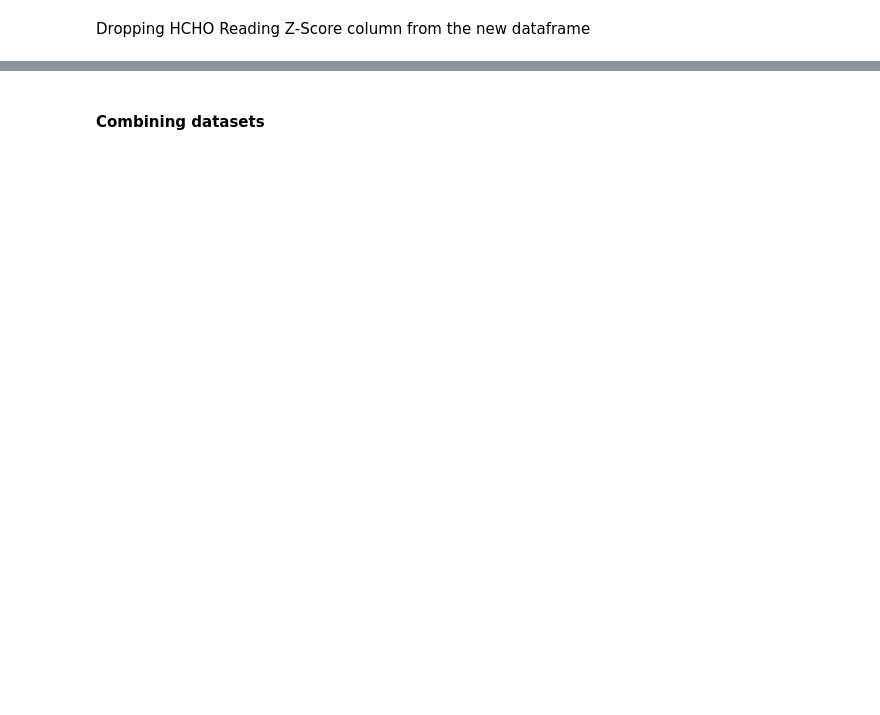
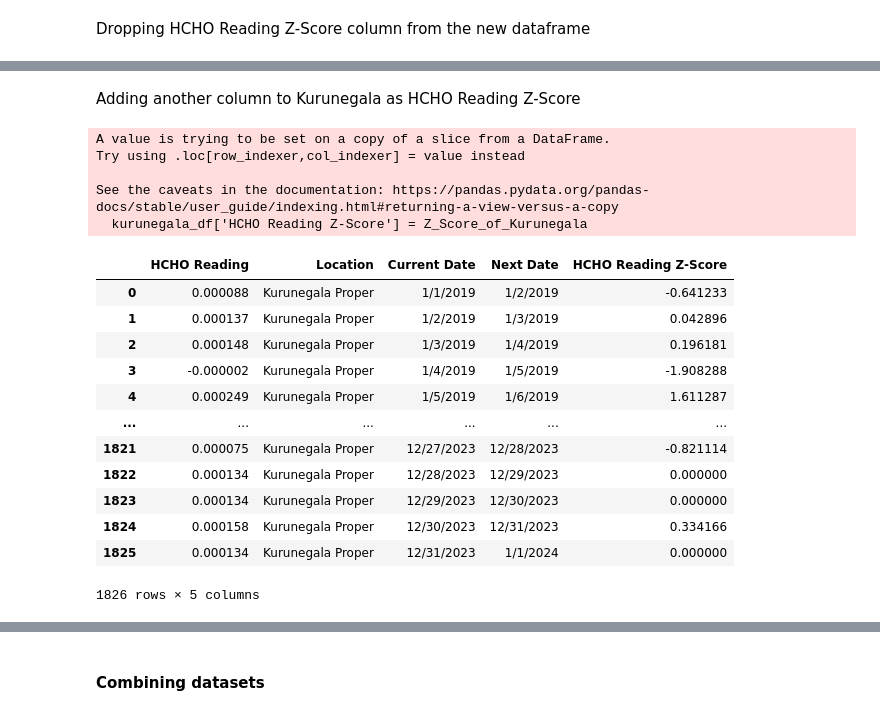
Before and after one commit to DeelakaDias/Analyzing-HCHO-Gas-Level-in-Sri-Lanka, a Jupyter notebook: Data Engineering CW.ipynb, the cells around one changed output, grey strips where cells are left out. Cells and saved outputs as stored; diff of their text form; code cells hidden in the pictures; blank space fills up the shorter version.

```diff
--- a/Data Engineering CW.ipynb
+++ b/Data Engineering CW.ipynb
@@ -504,0 +495,5 @@ Text(0.5, 1.0, 'Histogram of Col_Mat_Nuwara DataFrame')
+# %%
+mean_Correct_values_in_HCHO_Reading_Kurunegala
+std_Kurunegala = np.std(kurunegala_df['HCHO Reading'])
+Z_Score_of_Kurunegala = (kurunegala_df['HCHO Reading']- mean_Correct_values_in_HCHO_Reading_Kurunegala)/std_Kurunegala
+Z_Score_of_Kurunegala
@@ -504,0 +513,24 @@ Text(0.5, 1.0, 'Histogram of Col_Mat_Nuwara DataFrame')
+# %% [markdown]
+Adding another column to Kurunegala as HCHO Reading Z-Score
+# %%
+kurunegala_df['HCHO Reading Z-Score'] = Z_Score_of_Kurunegala
+kurunegala_df
+# %% [output]
+A value is trying to be set on a copy of a slice from a DataFrame.
+Try using .loc[row_indexer,col_indexer] = value instead
+
+See the caveats in the documentation: https://pandas.pydata.org/pandas-docs/stable/user_guide/indexing.html#returning-a-view-versus-a-copy
+  kurunegala_df['HCHO Reading Z-Score'] = Z_Score_of_Kurunegala
+|  | HCHO Reading | Location | Current Date | Next Date | HCHO Reading Z-Score |
+| 0 | 0.000088 | Kurunegala Proper | 1/1/2019 | 1/2/2019 | -0.641233 |
+| 1 | 0.000137 | Kurunegala Proper | 1/2/2019 | 1/3/2019 | 0.042896 |
+| 2 | 0.000148 | Kurunegala Proper | 1/3/2019 | 1/4/2019 | 0.196181 |
+| 3 | -0.000002 | Kurunegala Proper | 1/4/2019 | 1/5/2019 | -1.908288 |
+| 4 | 0.000249 | Kurunegala Proper | 1/5/2019 | 1/6/2019 | 1.611287 |
+| ... | ... | ... | ... | ... | ... |
+| 1821 | 0.000075 | Kurunegala Proper | 12/27/2023 | 12/28/2023 | -0.821114 |
+| 1822 | 0.000134 | Kurunegala Proper | 12/28/2023 | 12/29/2023 | 0.000000 |
+| 1823 | 0.000134 | Kurunegala Proper | 12/29/2023 | 12/30/2023 | 0.000000 |
+| 1824 | 0.000158 | Kurunegala Proper | 12/30/2023 | 12/31/2023 | 0.334166 |
+| 1825 | 0.000134 | Kurunegala Proper | 12/31/2023 | 1/1/2024 | 0.000000 |
+1826 rows × 5 columns
```
Also changed, not shown: parts of 95 cells of this notebook.
